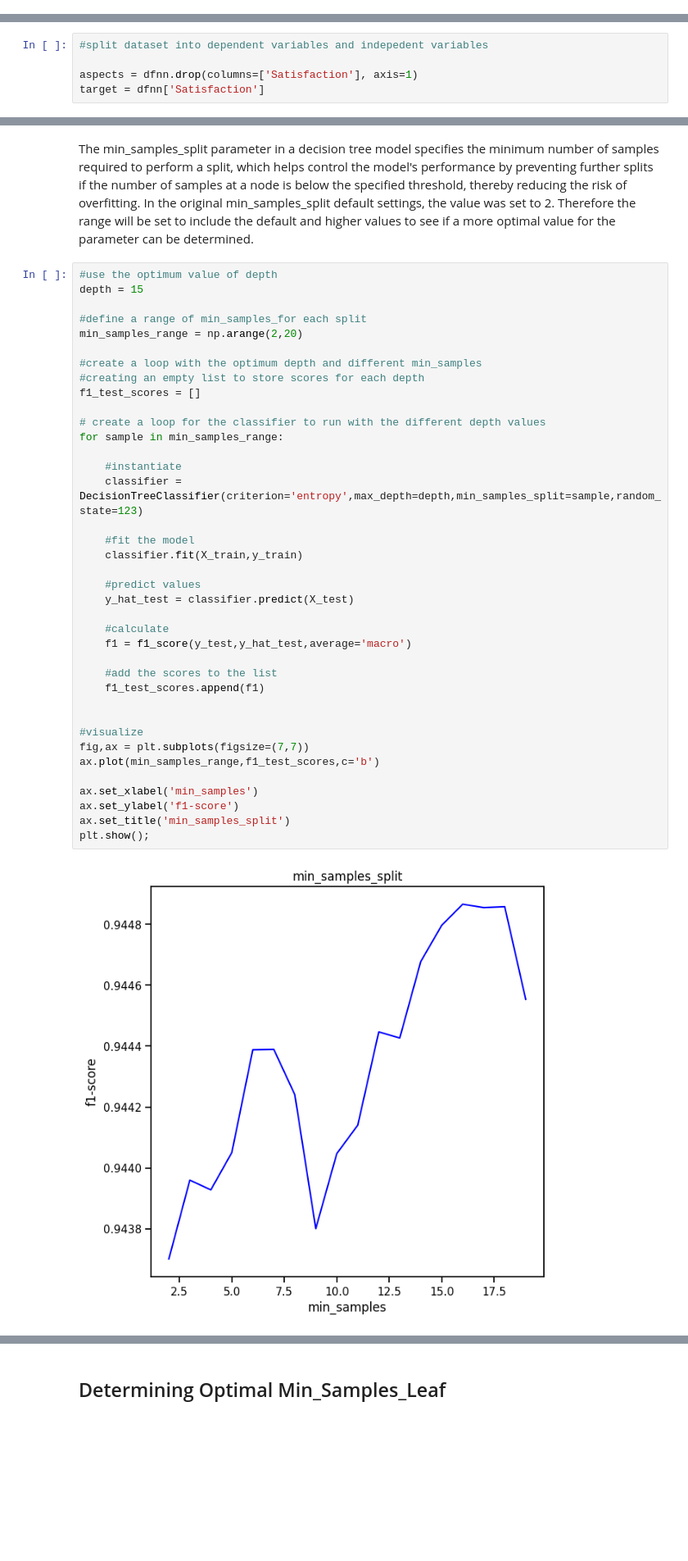
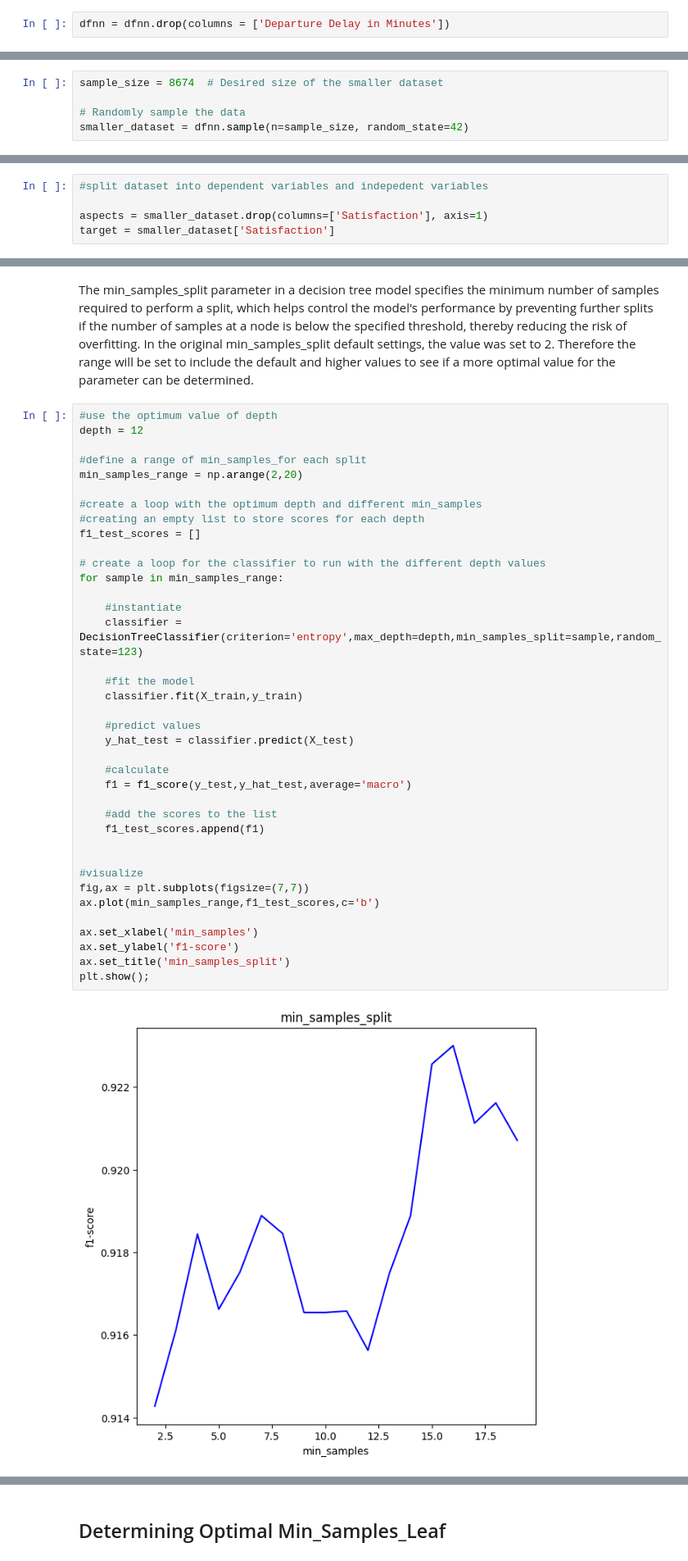
Before and after one commit to emilykmarsh/Disney_Airline_Feature_Recommendation, a Jupyter notebook: Notebook.ipynb, the cells around one changed output, grey strips where cells are left out. Shown at 82% size. Saved outputs shown, nothing was run; the diff lists cells and outputs as text; blank space fills up the shorter version.

```diff
--- a/Notebook.ipynb
+++ b/Notebook.ipynb
@@ -629,0 +633,2 @@ The correlation matrix seems to indicate that no one variable highly correlates
+# %%
+dfnn = dfnn.drop(columns = ['Departure Delay in Minutes'])
@@ -629,0 +675,5 @@ The correlation matrix seems to indicate that no one variable highly correlates
+# %%
+sample_size = 8674  # Desired size of the smaller dataset
+
+# Randomly sample the data
+smaller_dataset = dfnn.sample(n=sample_size, random_state=42)
@@ -630,8 +704,8 @@ The correlation matrix seems to indicate that no one variable highly correlates
 # %%
 #split dataset into dependent variables and indepedent variables
 
-aspects = dfnn.drop(columns=['Satisfaction'], axis=1)
-target = dfnn['Satisfaction']
+aspects = smaller_dataset.drop(columns=['Satisfaction'], axis=1)
+target = smaller_dataset['Satisfaction']
 # %%
 #initial inspection of the distribution of values
 aspects.describe()
@@ -972,7 +1055,7 @@ The accuracy of the model peaks at max_depth 15 and levels off. This will be the
 The min_samples_split parameter in a decision tree model specifies the minimum number of samples required to perform a split, which helps control the model's performance by preventing further splits if the number of samples at a node is below the specified threshold, thereby reducing the risk of overfitting. In the original min_samples_split default settings, the value was set to 2. Therefore the range will be set to include the default and higher values to see if a more optimal value for the parameter can be determined.
 # %%
 #use the optimum value of depth
-depth = 15
+depth = 12
 
 #define a range of min_samples_for each split
 min_samples_range = np.arange(2,20)
@@ -982,32 +1065,32 @@ min_samples_range = np.arange(2,20)
 f1_test_scores = []
 
 # create a loop for the classifier to run with the different depth values
 for sample in min_samples_range:
 
     #instantiate
     classifier = DecisionTreeClassifier(criterion='entropy',max_depth=depth,min_samples_split=sample,random_state=123)
 
     #fit the model
     classifier.fit(X_train,y_train)
 
     #predict values
     y_hat_test = classifier.predict(X_test)
 
     #calculate
     f1 = f1_score(y_test,y_hat_test,average='macro')
 
     #add the scores to the list
     f1_test_scores.append(f1)
 
 
 #visualize
 fig,ax = plt.subplots(figsize=(7,7))
 ax.plot(min_samples_range,f1_test_scores,c='b')
 
 ax.set_xlabel('min_samples')
 ax.set_ylabel('f1-score')
 ax.set_title('min_samples_split')
 plt.show();
 # %% [output]
-[figure, old version]
+[figure, new version]
 # %% [markdown]
```
Also changed, not shown: parts of 66 cells of this notebook, 1 other file.
